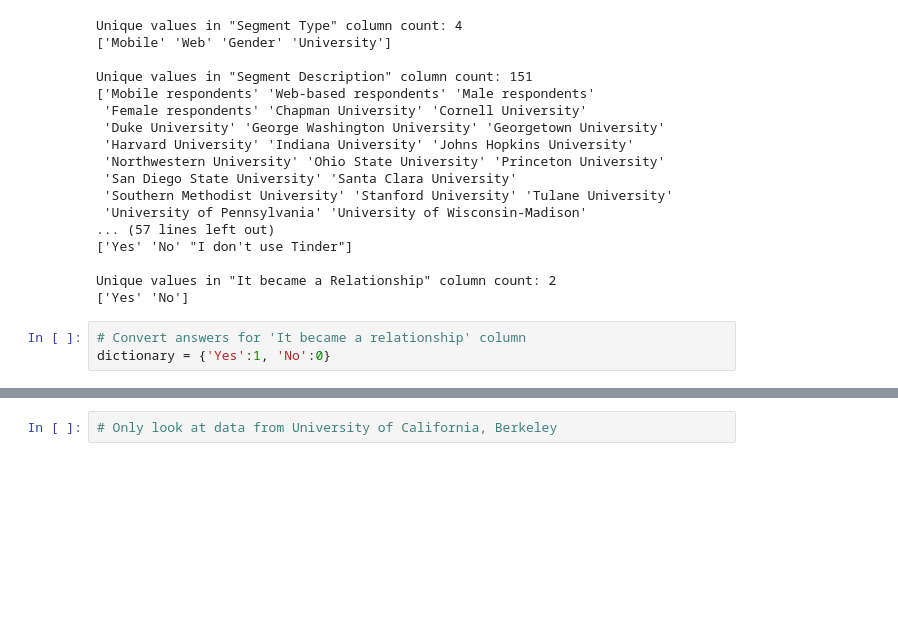
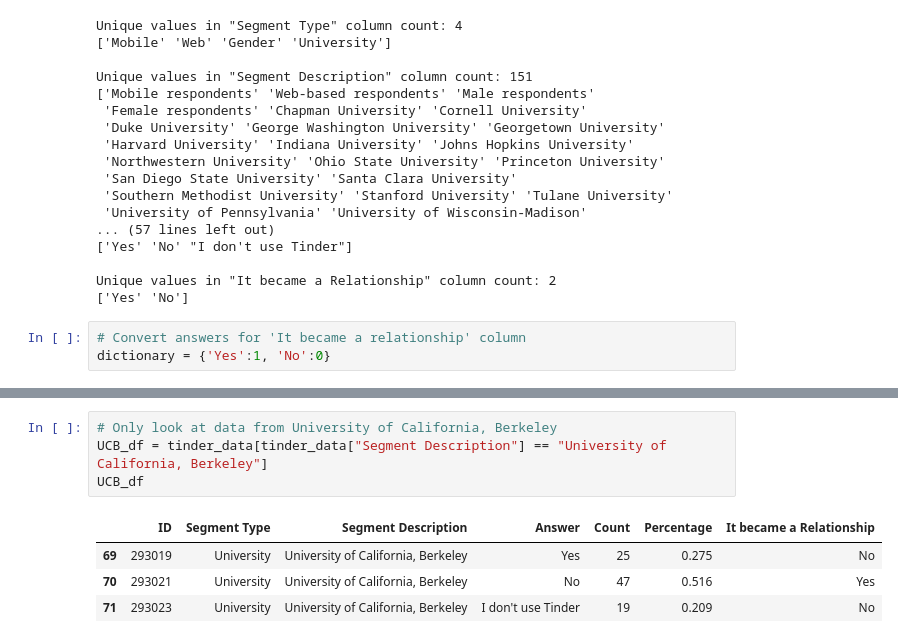
Before and after one commit to ElaineNg94/CA_Millennials_Tinder_Success_Rate, a Jupyter notebook: CA_tinder_analysis(draft).ipynb, the cells around one changed output, grey strips where cells are left out. Saved outputs shown, nothing was run; the diff lists cells and outputs as text; blank space fills up the shorter version.

```diff
--- a/CA_tinder_analysis(draft).ipynb
+++ b/CA_tinder_analysis(draft).ipynb
@@ -88,4 +95,11 @@ dictionary = {'Yes':1, 'No':0}
 # %%
 # Only look at data from University of California, Berkeley
+UCB_df = tinder_data[tinder_data["Segment Description"] == "University of California, Berkeley"]
+UCB_df
+# %% [output]
+|  | ID | Segment Type | Segment Description | Answer | Count | Percentage | It became a Relationship |
+| 69 | 293019 | University | University of California, Berkeley | Yes | 25 | 0.275 | No |
+| 70 | 293021 | University | University of California, Berkeley | No | 47 | 0.516 | Yes |
+| 71 | 293023 | University | University of California, Berkeley | I don't use Tinder | 19 | 0.209 | No |
 # %%
 # Only look at data from Santa Clara University
```
Also changed, not shown: parts of 11 cells of this notebook.
